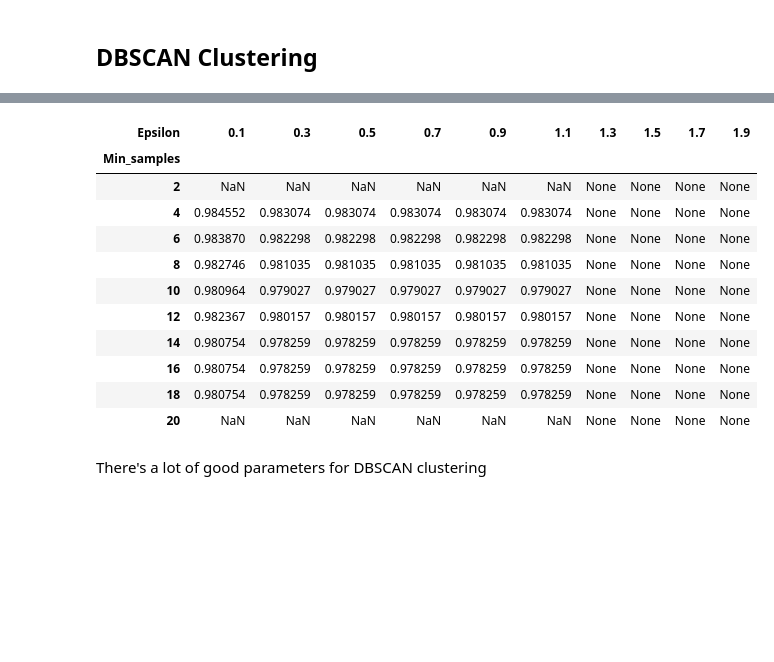
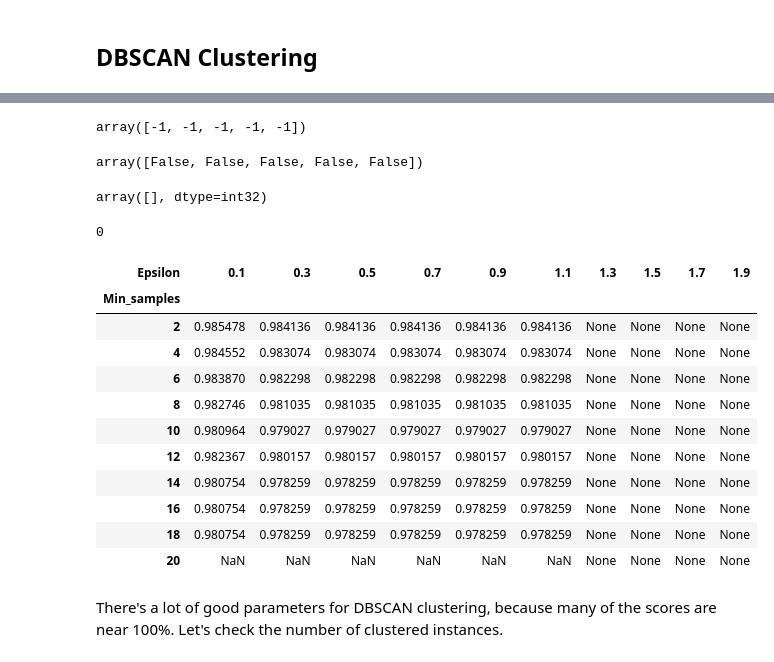
Before and after one commit to EstebanBrito/xai-ucm-unsup, a Jupyter notebook: notebooks/ProbsClustering.ipynb, the cells around one changed output, grey strips where cells are left out. Cells and saved outputs as stored; diff of their text form; code cells hidden in the pictures; blank space fills up the shorter version.

```diff
--- a/notebooks/ProbsClustering.ipynb
+++ b/notebooks/ProbsClustering.ipynb
@@ -139,5 +143,24 @@ from sklearn.metrics import silhouette_score
+# %%
+lol = np.array([-1, -1, -1, -1, -1])
+lol
+# %% [output]
+array([-1, -1, -1, -1, -1])
+# %%
+mask = lol != -1
+mask
+# %% [output]
+array([False, False, False, False, False])
+# %%
+n_clust = lol[mask]
+n_clust
+# %% [output]
+array([], dtype=int32)
+# %%
+len(n_clust)
+# %% [output]
+0
 # %%
-def fit_dbscan(data, min_samples, eps_values):
+def fit_dbscan(data, min_samples, eps_values, min_no_clusters=2, max_no_clusters=np.inf, min_clust_instances=20, max_clust_instances=np.inf):
     scores = []
     clusters = []
     instances = []
@@ -150,12 +173,13 @@ def fit_dbscan(data, min_samples, eps_values):
             db = DBSCAN(min_samples=m, eps=e)
             db.fit(data)
             # Get only non anomalous instances
-            non_a = db.labels_ != -1
+            non_a = db.labels_ != -1 # [False, ..., False] if all are outliers
+            # TODO: If at least one is True, keep going
             # Calculate conditions
-            n_clusters = len(np.unique(db.labels_[non_a]))
-            n_instances = len(db.labels_[non_a])
+            n_clusters = len(np.unique(db.labels_[non_a])) # 0 if all are outliers
+            n_instances = len(db.labels_[non_a]) # 0 if all are outliers
             # Apply conditions
-            if (n_clusters >= 2 and n_clusters <= 15 and n_instances >= 35):
+            if (n_clusters >= min_no_clusters and n_clusters <= max_no_clusters and n_instances >= min_clust_instances and n_instances <= max_clust_instances):
                 score = silhouette_score(data[non_a], db.labels_[non_a])
             else:
                 score = None
@@ -170,17 +194,17 @@ def fit_dbscan(data, min_samples, eps_values):
     # Prepare and return values
     ms_axis = pd.Index(min_samples, name='Min_samples')
     eps_axis = pd.Index(eps_values, name='Epsilon')
+    df_scores = pd.DataFrame(scores, index=ms_axis, columns=eps_axis)
     df_clusters = pd.DataFrame(clusters, index=ms_axis, columns=eps_axis)
-    df_scores = pd.DataFrame(scores, index=ms_axis, columns=eps_axis)
     df_instances = pd.DataFrame(instances, index=ms_axis, columns=eps_axis)
     return df_scores, df_clusters, df_instances
 # %%
-dfs, dfc, dfi = fit_dbscan(X, range(2, 22, 2), np.arange(0.1, 2.0, 0.2))
+dfs, dfc, dfi = fit_dbscan(X, range(2, 22, 2), np.arange(0.1, 2.0, 0.2), 2, 25, 20, np.inf)
 dfs
 # %% [output]
 | Epsilon | 0.1 | 0.3 | 0.5 | 0.7 | 0.9 | 1.1 | 1.3 | 1.5 | 1.7 | 1.9 |
 | Min_samples |  |  |  |  |  |  |  |  |  |  |
-| 2 | NaN | NaN | NaN | NaN | NaN | NaN | None | None | None | None |
+| 2 | 0.985478 | 0.984136 | 0.984136 | 0.984136 | 0.984136 | 0.984136 | None | None | None | None |
 | 4 | 0.984552 | 0.983074 | 0.983074 | 0.983074 | 0.983074 | 0.983074 | None | None | None | None |
 | 6 | 0.983870 | 0.982298 | 0.982298 | 0.982298 | 0.982298 | 0.982298 | None | None | None | None |
 | 8 | 0.982746 | 0.981035 | 0.981035 | 0.981035 | 0.981035 | 0.981035 | None | None | None | None |
@@ -191,4 +215,4 @@ dfs
 | 18 | 0.980754 | 0.978259 | 0.978259 | 0.978259 | 0.978259 | 0.978259 | None | None | None | None |
 | 20 | NaN | NaN | NaN | NaN | NaN | NaN | None | None | None | None |
 # %% [markdown]
-There's a lot of good parameters for DBSCAN clustering
+There's a lot of good parameters for DBSCAN clustering, because many of the scores are near 100%. Let's check the number of clustered instances.
```
Also changed, not shown: parts of 7 cells of this notebook, 2 other files.
